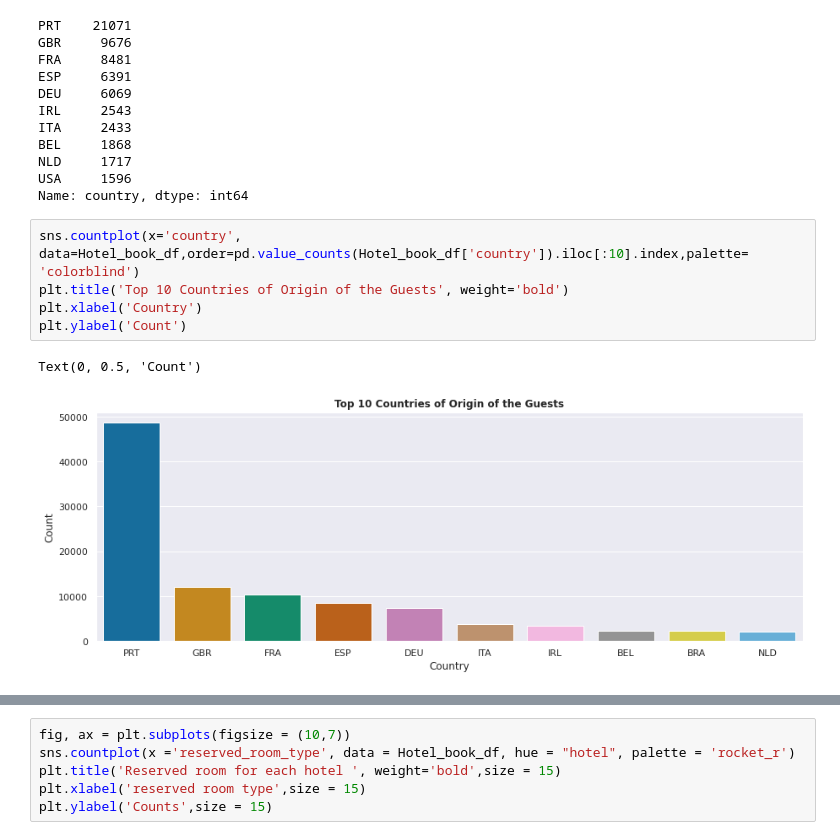
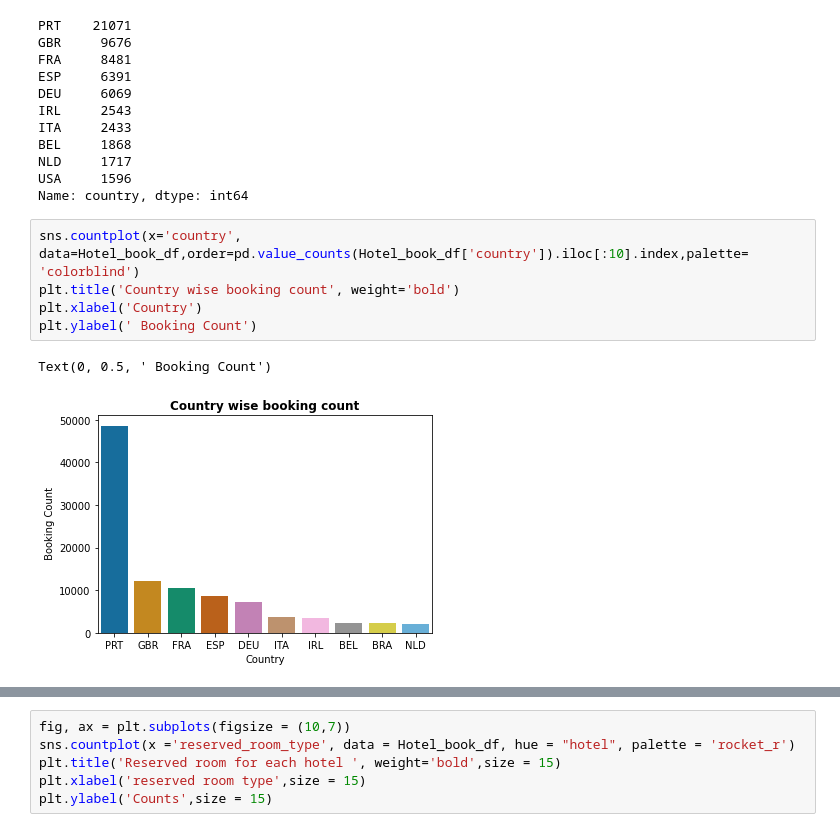
Before and after one commit to Tanjul5/Hotel_Booking_Analysis, a Jupyter notebook: Hotel_Booking_Analysis_Capstone_Project.ipynb, the cells around one changed output, grey strips where cells are left out. Saved outputs shown, nothing was run; the diff lists cells and outputs as text.

```diff
--- a/Hotel_Booking_Analysis_Capstone_Project.ipynb
+++ b/Hotel_Booking_Analysis_Capstone_Project.ipynb
@@ -185,9 +247,9 @@ USA     1596
 Name: country, dtype: int64
 # %%
 sns.countplot(x='country', data=Hotel_book_df,order=pd.value_counts(Hotel_book_df['country']).iloc[:10].index,palette= 'colorblind')
-plt.title('Top 10 Countries of Origin of the Guests', weight='bold')
+plt.title('Country wise booking count', weight='bold')
 plt.xlabel('Country')
-plt.ylabel('Count')
+plt.ylabel(' Booking Count')
 # %% [output]
-Text(0, 0.5, 'Count')
+Text(0, 0.5, ' Booking Count')
-[figure, old version]
+[figure, new version]
```
Also changed, not shown: parts of 76 cells of this notebook.
